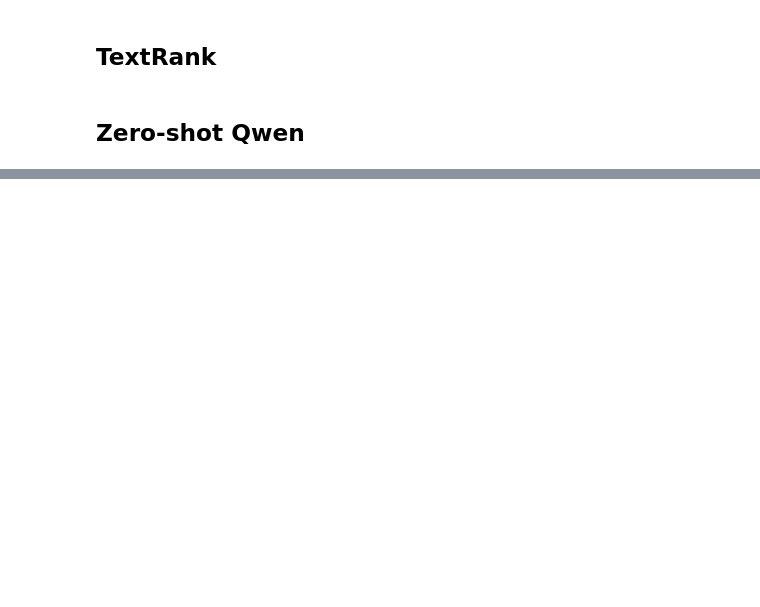
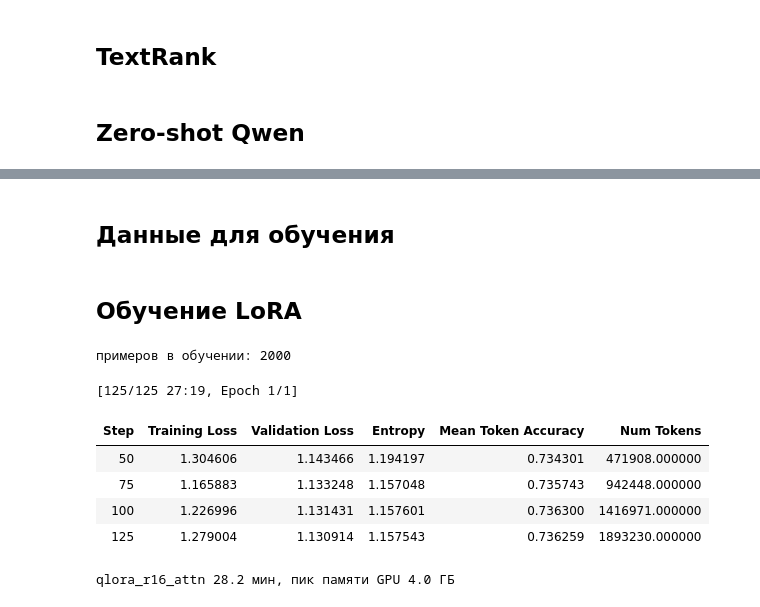
Before and after one commit to Polon-Lubvi/ICTIS, a Jupyter notebook: 01_pipeline.ipynb, the cells around one changed output, grey strips where cells are left out. Cells and saved outputs as stored; diff of their text form; code cells hidden in the pictures; blank space fills up the shorter version.

```diff
--- a/01_pipeline.ipynb
+++ b/01_pipeline.ipynb
@@ -270,0 +241,2 @@ model.safetensors: downloading bytes:           |  0.00B
+# %% [markdown]
+## Данные для обучения
@@ -270,0 +270,53 @@ model.safetensors: downloading bytes:           |  0.00B
+# %% [markdown]
+## Обучение LoRA
+# %%
+ATTN = ["q_proj", "k_proj", "v_proj", "o_proj"]
+CONFIGS = {
+    "qlora_r8_attn":  dict(r=8,  target=ATTN, quant=True),
+    "qlora_r16_attn": dict(r=16, target=ATTN, quant=True),
+    "qlora_r16_all":  dict(r=16, target="all-linear", quant=True),
+    "lora_r16_attn":  dict(r=16, target=ATTN, quant=False),
+}
+
+def train(name):
+    mlflow.end_run()
+    c, out = CONFIGS[name], f"{ROOT}/checkpoints/{name}"
+    if os.path.exists(f"{out}/final/adapter_config.json"):
+        return print(name, "уже обучена")
+    t0 = time.time()
+    torch.cuda.reset_peak_memory_stats()
+    quant = BitsAndBytesConfig(load_in_4bit=True, bnb_4bit_quant_type="nf4",
+                               bnb_4bit_compute_dtype=torch.float16) if c["quant"] else None
+    base = AutoModelForCausalLM.from_pretrained(MODEL, dtype=torch.float16,
+                                                quantization_config=quant, device_map="cuda")
+    args = SFTConfig(output_dir=out, run_name=name, num_train_epochs=1,
+        per_device_train_batch_size=2, gradient_accumulation_steps=8,
+        learning_rate=2e-4, lr_scheduler_type="cosine", warmup_steps=5,
+        fp16=True, gradient_checkpointing=True, max_length=1536,
+        logging_steps=5, eval_strategy="steps", eval_steps=25,
+        save_steps=25, save_total_limit=1, report_to="mlflow", seed=SEED)
+    lora = LoraConfig(r=c["r"], lora_alpha=2 * c["r"], lora_dropout=0.05,
+                      target_modules=c["target"], task_type="CAUSAL_LM")
+    tr = SFTTrainer(model=base, args=args, train_dataset=train_ds, eval_dataset=val_ds,
+                    processing_class=tok, peft_config=lora)
+    for p in tr.model.parameters():
+        if p.requires_grad: p.data = p.data.float()
+    print("примеров в обучении:", len(tr.train_dataset))
+    tr.train(resume_from_checkpoint=get_last_checkpoint(out) if os.path.isdir(out) else None)
+    tr.save_model(f"{out}/final")
+    print(name, f"{(time.time() - t0) / 60:.1f} мин,",
+          f"пик памяти GPU {torch.cuda.max_memory_allocated() / 2**30:.1f} ГБ")
+    shutil.copy(MLFLOW_DB, f"{ROOT}/mlruns/mlflow.db")
+    log_step(f"train_{name}", t0, rows_in=len(train_ds))
+    del tr, base; torch.cuda.empty_cache()
+
+train("qlora_r16_attn")
+# %% [output]
+примеров в обучении: 2000
+[125/125 27:19, Epoch 1/1]
+| Step | Training Loss | Validation Loss | Entropy | Mean Token Accuracy | Num Tokens |
+| 50 | 1.304606 | 1.143466 | 1.194197 | 0.734301 | 471908.000000 |
+| 75 | 1.165883 | 1.133248 | 1.157048 | 0.735743 | 942448.000000 |
+| 100 | 1.226996 | 1.131431 | 1.157601 | 0.736300 | 1416971.000000 |
+| 125 | 1.279004 | 1.130914 | 1.157543 | 0.736259 | 1893230.000000 |
+qlora_r16_attn 28.2 мин, пик памяти GPU 4.0 ГБ
```
Also changed, not shown: parts of 9 cells of this notebook.
